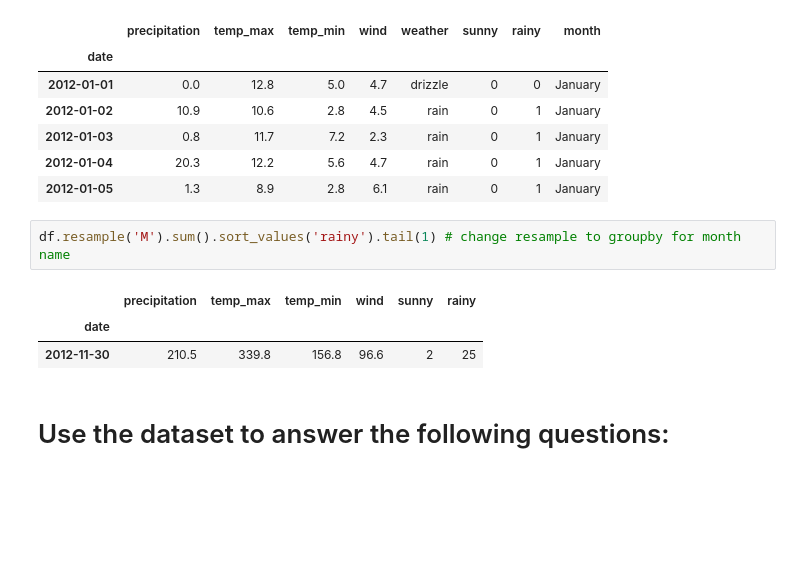
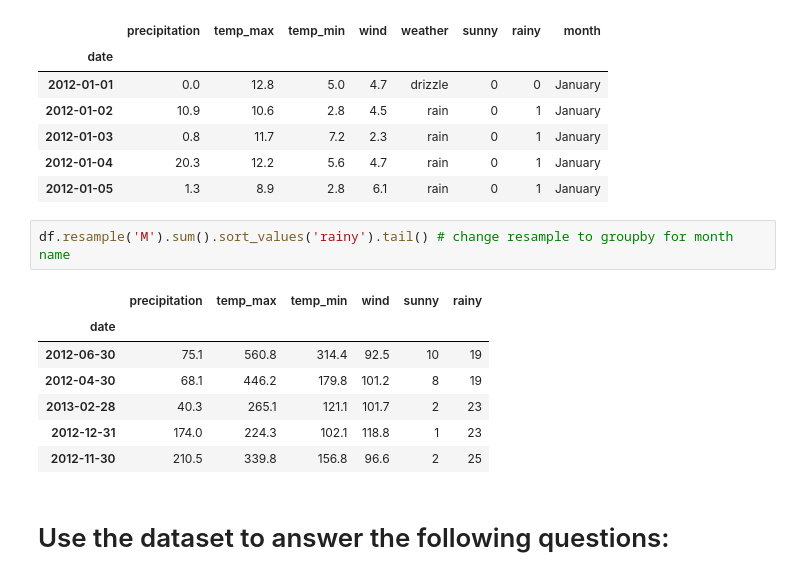
Before and after one commit to DanChurchill/time_series_exercises, a Jupyter notebook: time_series_exercises.ipynb, the cells around one changed output. Saved outputs shown, nothing was run; the diff lists cells and outputs as text; blank space fills up the shorter version.

```diff
--- a/time_series_exercises.ipynb
+++ b/time_series_exercises.ipynb
@@ -223,10 +223,14 @@ df.head()
 | 2012-01-04 | 20.3 | 12.2 | 5.6 | 4.7 | rain | 0 | 1 | January |
 | 2012-01-05 | 1.3 | 8.9 | 2.8 | 6.1 | rain | 0 | 1 | January |
 # %%
-df.resample('M').sum().sort_values('rainy').tail(1) # change resample to groupby for month name
+df.resample('M').sum().sort_values('rainy').tail() # change resample to groupby for month name
 # %% [output]
 |  | precipitation | temp_max | temp_min | wind | sunny | rainy |
 | date |  |  |  |  |  |  |
+| 2012-06-30 | 75.1 | 560.8 | 314.4 | 92.5 | 10 | 19 |
+| 2012-04-30 | 68.1 | 446.2 | 179.8 | 101.2 | 8 | 19 |
+| 2013-02-28 | 40.3 | 265.1 | 121.1 | 101.7 | 2 | 23 |
+| 2012-12-31 | 174.0 | 224.3 | 102.1 | 118.8 | 1 | 23 |
 | 2012-11-30 | 210.5 | 339.8 | 156.8 | 96.6 | 2 | 25 |
 # %% [markdown]
 # Use the dataset to answer the following questions:
```
Also changed, not shown: parts of 10 cells of this notebook, 3 other files.
